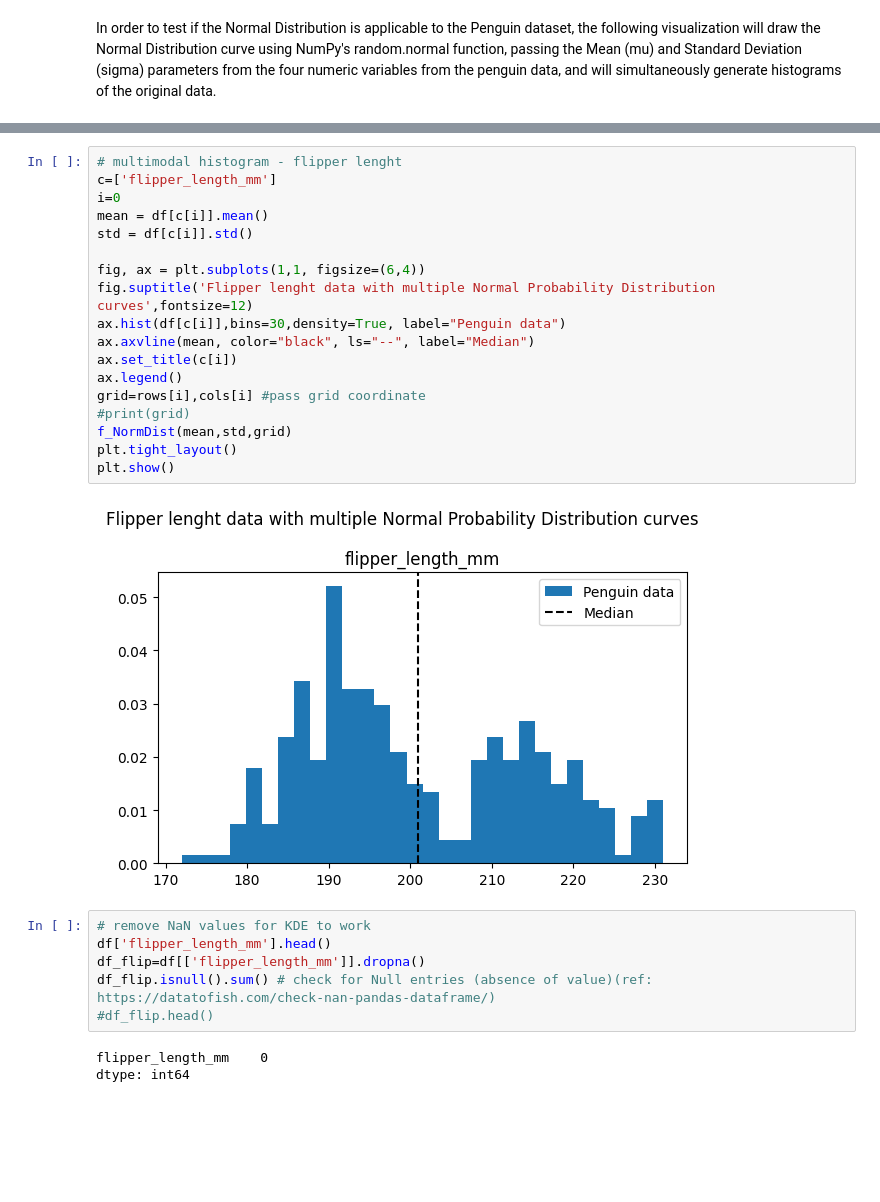
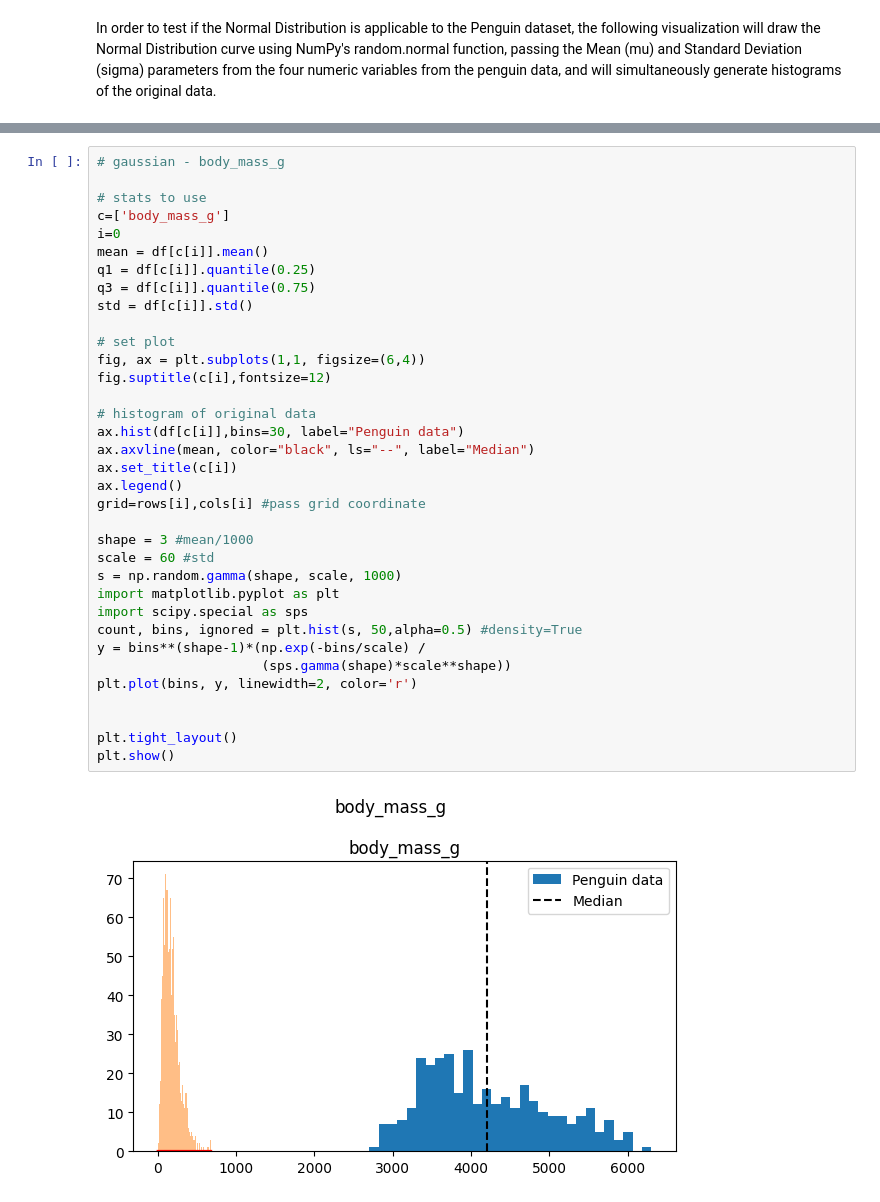
Before and after one commit to noyo0/Fundamentals_DataAnalysis, a Jupyter notebook: tasks.ipynb, the cells around one changed output, grey strips where cells are left out. Cells and saved outputs as stored; diff of their text form; blank space fills up the shorter version.

```diff
--- a/tasks.ipynb
+++ b/tasks.ipynb
@@ -594,29 +672,37 @@ Based on the results, Normal distribution could be adequate to model 'bill_lengh
 # %%
-# multimodal histogram - flipper lenght
-c=['flipper_length_mm']
+# gaussian - body_mass_g
+
+# stats to use
+c=['body_mass_g']
 i=0
 mean = df[c[i]].mean()
+q1 = df[c[i]].quantile(0.25)
+q3 = df[c[i]].quantile(0.75)
 std = df[c[i]].std()
 
+# set plot
 fig, ax = plt.subplots(1,1, figsize=(6,4))
-fig.suptitle('Flipper lenght data with multiple Normal Probability Distribution curves',fontsize=12)
-ax.hist(df[c[i]],bins=30,density=True, label="Penguin data")
+fig.suptitle(c[i],fontsize=12)
+
+# histogram of original data
+ax.hist(df[c[i]],bins=30, label="Penguin data")
 ax.axvline(mean, color="black", ls="--", label="Median")
 ax.set_title(c[i])
 ax.legend()
 grid=rows[i],cols[i] #pass grid coordinate
-#print(grid)
-f_NormDist(mean,std,grid)
+
+shape = 3 #mean/1000
+scale = 60 #std
+s = np.random.gamma(shape, scale, 1000)
+import matplotlib.pyplot as plt
+import scipy.special as sps
+count, bins, ignored = plt.hist(s, 50,alpha=0.5) #density=True
+y = bins**(shape-1)*(np.exp(-bins/scale) /
+                     (sps.gamma(shape)*scale**shape))
+plt.plot(bins, y, linewidth=2, color='r')
+
+
 plt.tight_layout()
 plt.show()
 # %% [output]
-[figure, old version]
+[figure, new version]
-# %%
-# remove NaN values for KDE to work
-df['flipper_length_mm'].head()
-df_flip=df[['flipper_length_mm']].dropna()
-df_flip.isnull().sum() # check for Null entries (absence of value)(ref:  https://datatofish.com/check-nan-pandas-dataframe/)
-#df_flip.head()
-# %% [output]
-flipper_length_mm    0
-dtype: int64
```
Also changed, not shown: parts of 16 cells of this notebook.
